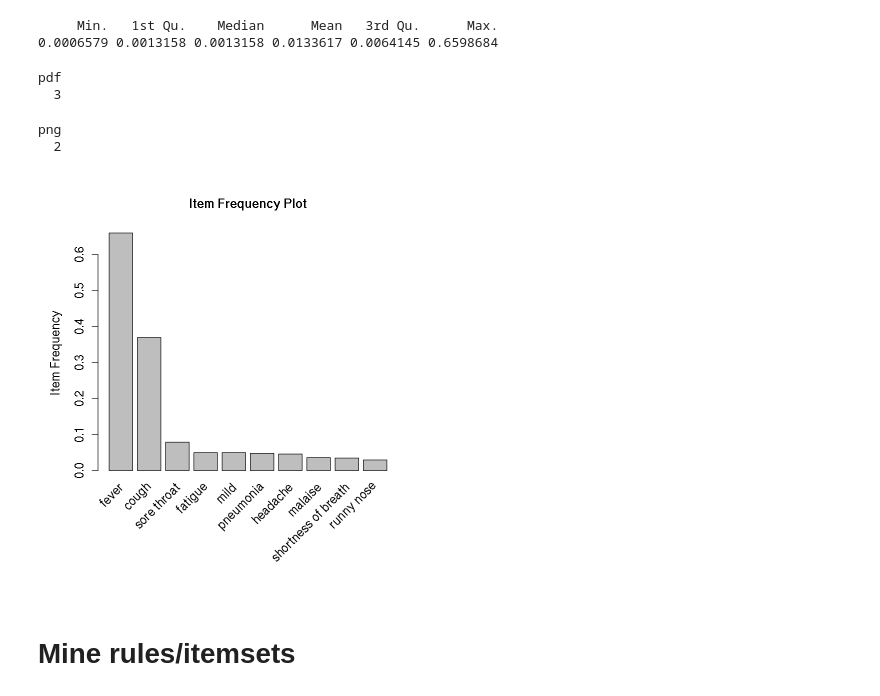
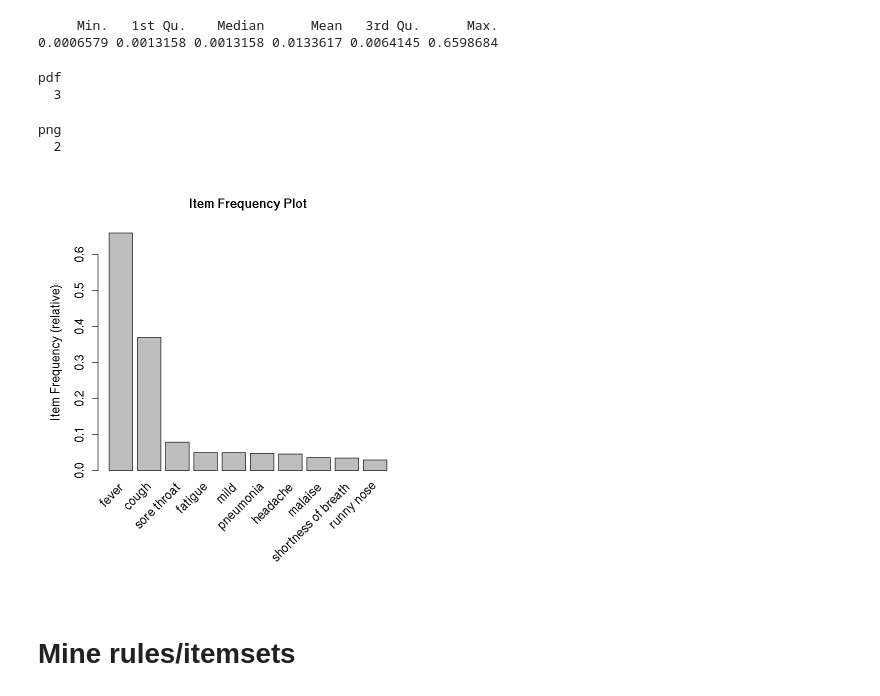
Before and after one commit to apetkau/comp7944-project, a Jupyter notebook: analysis/symptom/symptoms-mining.ipynb, the cells around one changed output. Drawn from its saved outputs; the diff is of its cells as text; code cells hidden in the pictures.

Commit message:
Fixed text in frequency plot

```diff
--- a/analysis/symptom/symptoms-mining.ipynb
+++ b/analysis/symptom/symptoms-mining.ipynb
@@ -69,24 +69,24 @@ summary(f)
 # %%
 arules::itemFrequencyPlot(items(symptom_data_transactions),
     topN=10,
     cex.axis=1.3,
     cex.names=1.3,
     cex.lab=1.3,
     cex.main=1.3,
     support=0.02,
     main='Item Frequency Plot',
     type="relative",
-    ylab="Item Frequency",
+    ylab="Item Frequency (relative)",
     names=TRUE,
     mai=c(2,1,1,1))
 dev.copy(pdf, "symptoms-item-frequency.pdf")
 dev.off()
 # %% [output]
 pdf
   3
 png
   2
-[figure, old version]
+[figure, new version]
 # %% [markdown]
 # Mine rules/itemsets
 # %%
```
Also changed, not shown: 1 other file.
